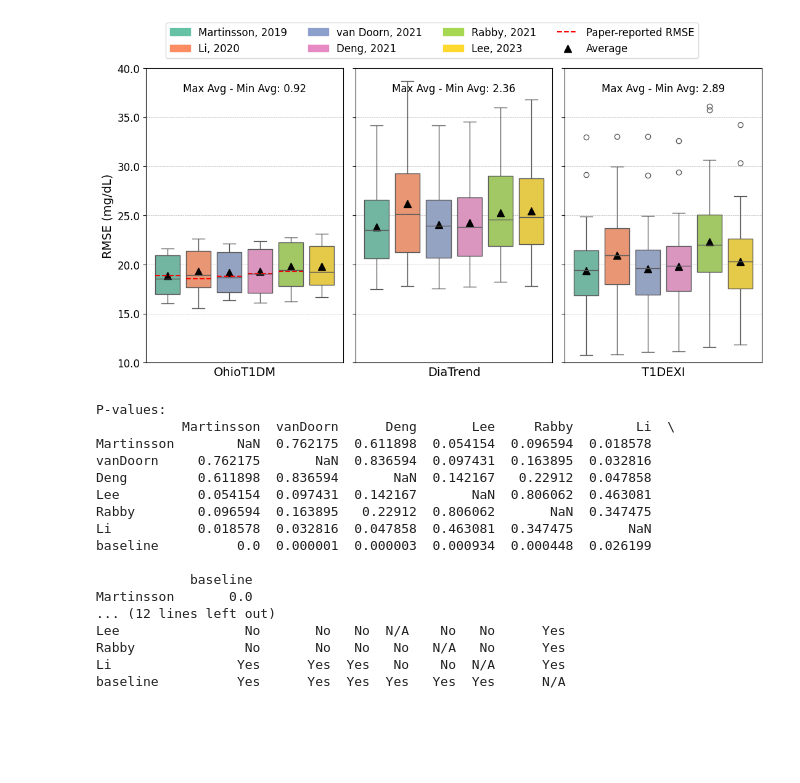
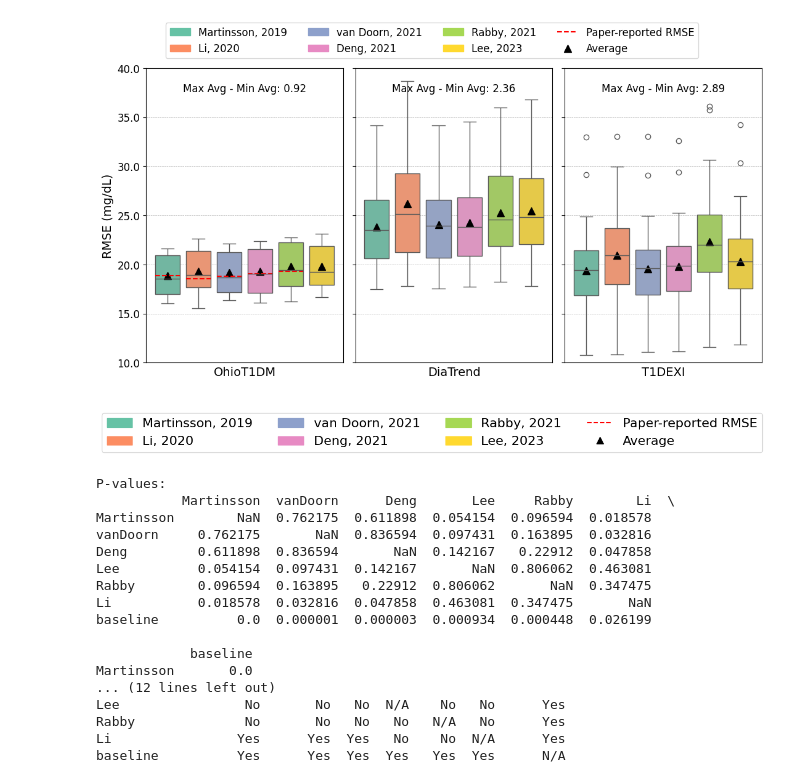
Before and after one commit to Augmented-Health-Lab/ReproGenBG_ML4H, a Jupyter notebook: ResultCalculation/result_figures.ipynb, the cells around one changed output. Drawn from its saved outputs; the diff is of its cells as text; code cells hidden in the pictures; blank space fills up the shorter version.

Commit message:
Change the result figures

```diff
--- a/ResultCalculation/result_figures.ipynb
+++ b/ResultCalculation/result_figures.ipynb
@@ -502,6 +503,30 @@ ax.axis('off')  # Turn off the axis
 fig.tight_layout()
 fig.savefig('vertical_legend.png', dpi=300)
 plt.close(fig)
+# %%
+# Create custom legend
+fig, ax = plt.subplots(figsize=(8, 1))
+handles = [
+    Patch(color=sns.color_palette('Set2')[0], label='Martinsson, 2019'),
+    Patch(color=sns.color_palette('Set2')[1], label='Li, 2020'),
+    Patch(color=sns.color_palette('Set2')[2], label='van Doorn, 2021'),
+    Patch(color=sns.color_palette('Set2')[3], label='Deng, 2021'),
+    Patch(color=sns.color_palette('Set2')[4], label='Rabby, 2021'),
+    Patch(color=sns.color_palette('Set2')[5], label='Lee, 2023'),
+    Line2D([0], [0], color='r', linestyle='--', linewidth=1.5, label='Paper-reported RMSE'),
+    Line2D([0], [0], marker='^', color='black', markersize=8, label='Average', linestyle='None')
+]
+
+ax.legend(handles=handles, loc='upper center', ncol=4, fontsize=16)
+ax.axis('off')  # Turn off the axis
+fig.tight_layout()
+# Adjust layout
+# plt.tight_layout(rect=[0, 0, 1, 0.9])
+# plt.suptitle('Retrained RMSE by Dataset and Method', fontsize=16, y=1.05)
+# fig.savefig('horizontal_legend.png', dpi=300)
+plt.show()
+# %% [output]
+[figure, added]
 # %%
 # Filter the dataframe for the DiaTrend dataset
 diatrend_df = retrained_result[retrained_result['Dataset'] == 'DiaTrend']
```
Also changed, not shown: parts of 1 cell of this notebook, 4 other files.
